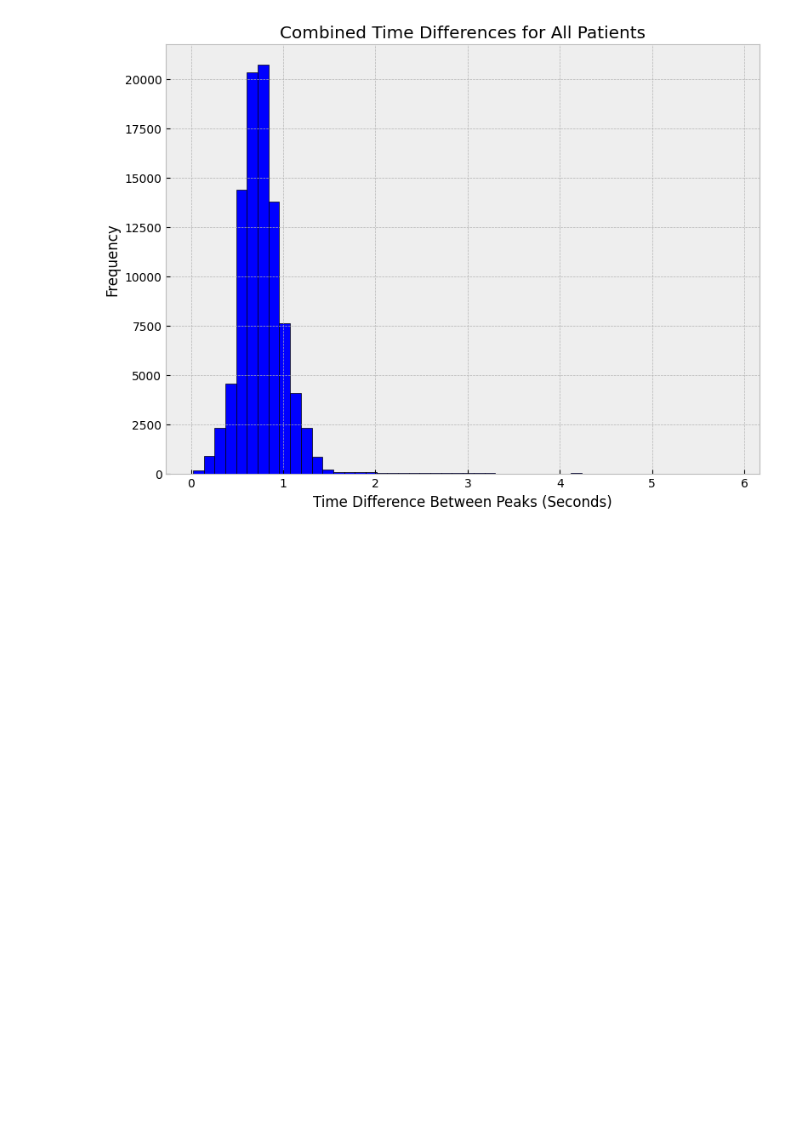
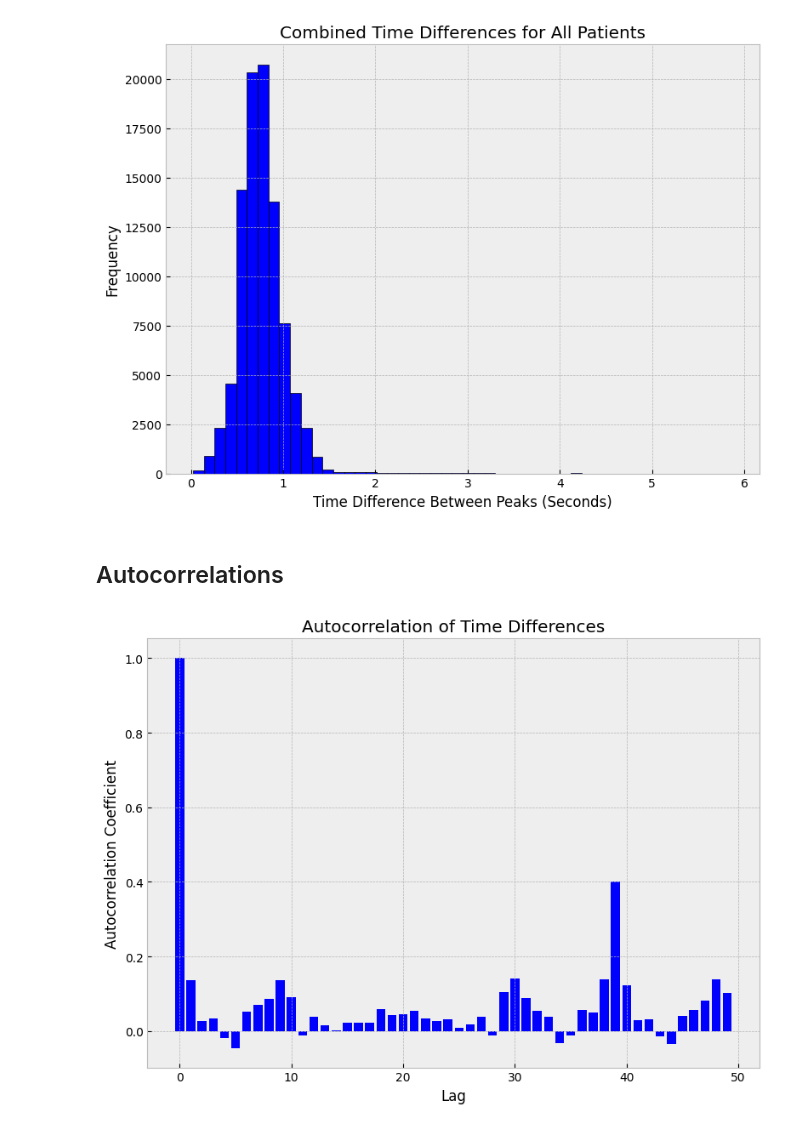
Before and after one commit to uriballo/ECG-BeatClassification-SVM, a Jupyter notebook: SVM-ASP.ipynb, the cells around one changed output. Saved outputs shown, nothing was run; the diff lists cells and outputs as text; code cells hidden in the pictures; blank space fills up the shorter version.

Commit message:
feat: spectral density and autocorrelations

```diff
--- a/SVM-ASP.ipynb
+++ b/SVM-ASP.ipynb
@@ -530,3 +500,23 @@ plt.tight_layout()  # Adjust the layout for a professional look
 plt.show()
 # %% [output]
 [figure]
+# %% [markdown]
+## Autocorrelations
+# %%
+from statsmodels.tsa.stattools import acf
+
+# Compute the autocorrelation using the acf function
+autocorrelation_coefficients = acf(all_time_differences_series, fft=True)
+
+# Plot the autocorrelation coefficients
+plt.figure(figsize=(8, 6))
+lags = range(len(autocorrelation_coefficients))
+plt.bar(lags, autocorrelation_coefficients, color='blue')
+plt.xlabel('Lag')
+plt.ylabel('Autocorrelation Coefficient')
+plt.title('Autocorrelation of Time Differences')
+plt.grid(True)
+plt.tight_layout()
+plt.show()
+# %% [output]
+[figure, added]
```
Also changed, not shown: parts of 4 cells of this notebook.
